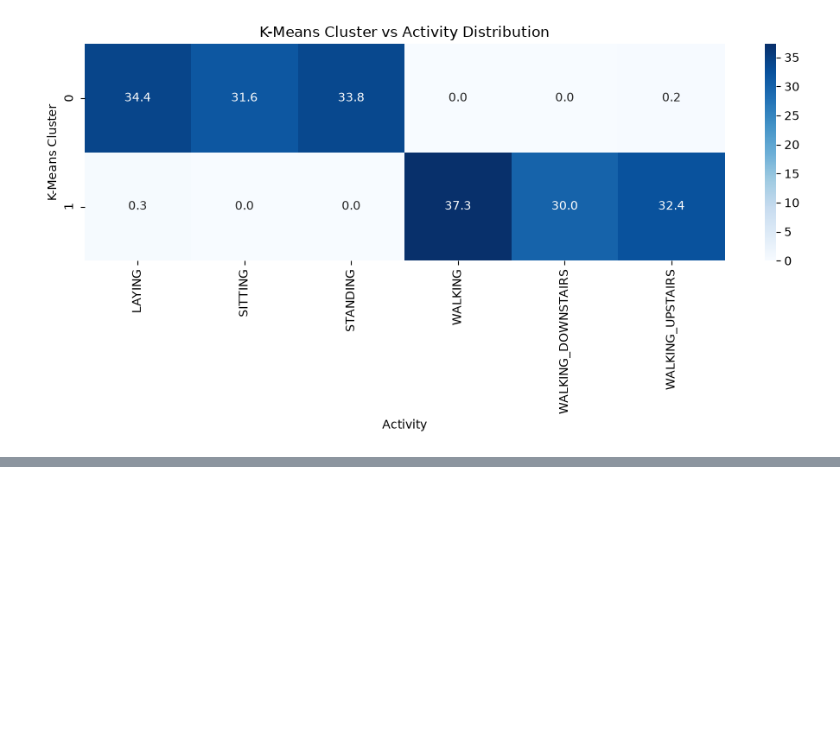
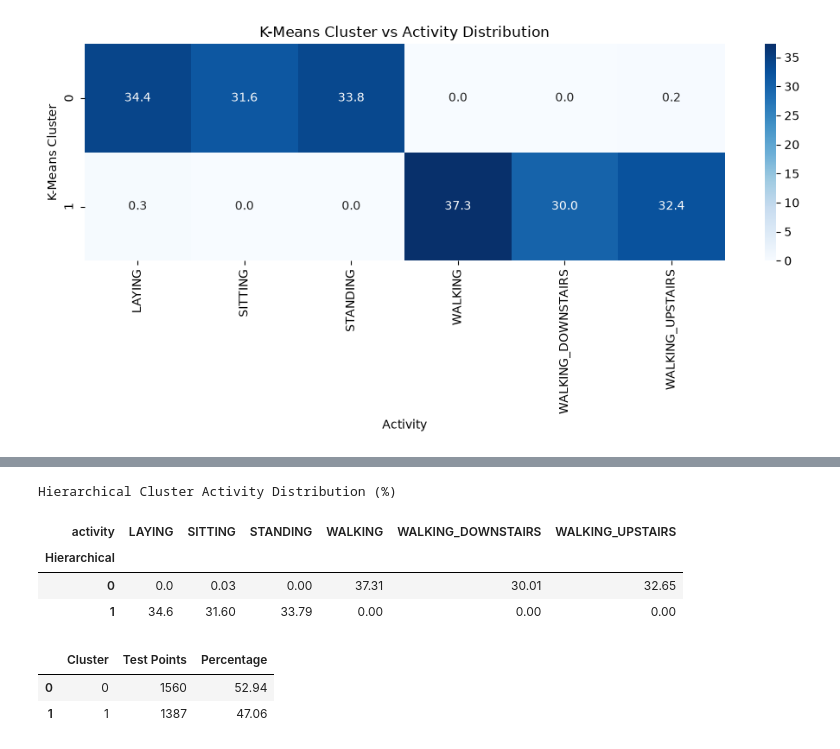
Before and after one commit to Debankumardas/Dimensionality-Reduction-Clustering, a Jupyter notebook: notebooks/dimensionality_reduction_clustering.ipynb, the cells around one changed output, grey strips where cells are left out. Saved outputs shown, nothing was run; the diff lists cells and outputs as text; code cells hidden in the pictures; blank space fills up the shorter version.

```diff
--- a/notebooks/dimensionality_reduction_clustering.ipynb
+++ b/notebooks/dimensionality_reduction_clustering.ipynb
@@ -1007,0 +1168,41 @@ from scipy.cluster.hierarchy import dendrogram, linkage
+# %%
+hierarchical_activity_distribution = (
+    pd.crosstab(
+        cluster_analysis["Hierarchical"],
+        cluster_analysis["activity"],
+        normalize="index"
+    ) * 100
+).round(2)
+
+print("Hierarchical Cluster Activity Distribution (%)")
+hierarchical_activity_distribution
+# %% [output]
+Hierarchical Cluster Activity Distribution (%)
+| activity | LAYING | SITTING | STANDING | WALKING | WALKING_DOWNSTAIRS | WALKING_UPSTAIRS |
+| Hierarchical |  |  |  |  |  |  |
+| 0 | 0.0 | 0.03 | 0.00 | 37.31 | 30.01 | 32.65 |
+| 1 | 34.6 | 31.60 | 33.79 | 0.00 | 0.00 | 0.00 |
+# %%
+# Predict test-set clusters using the fitted K-Means model
+kmeans_test_labels = kmeans_models[2].predict(X_test_pca_reduced)
+
+test_cluster_counts = (
+    pd.Series(kmeans_test_labels)
+    .value_counts()
+    .sort_index()
+)
+
+test_cluster_distribution = pd.DataFrame({
+    "Cluster": test_cluster_counts.index,
+    "Test Points": test_cluster_counts.values,
+    "Percentage": (
+        test_cluster_counts.values /
+        len(kmeans_test_labels) * 100
+    ).round(2)
+})
+
+test_cluster_distribution
+# %% [output]
+|  | Cluster | Test Points | Percentage |
+| 0 | 0 | 1560 | 52.94 |
+| 1 | 1 | 1387 | 47.06 |
```
Also changed, not shown: parts of 6 cells of this notebook.
